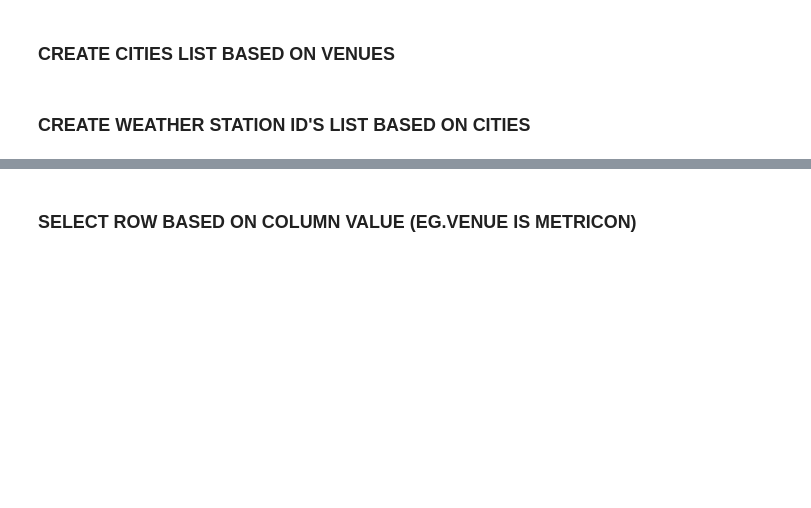
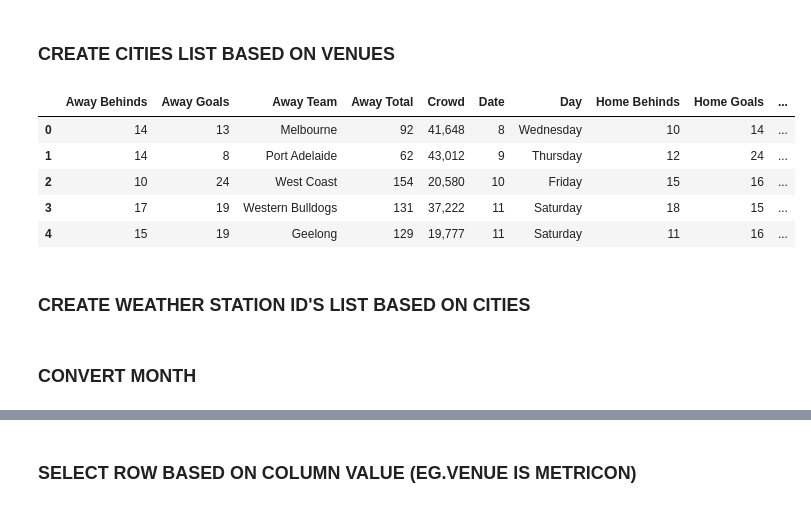
Before and after one commit to ssweeney1988/2015lab2, a Jupyter notebook: Wikipedia AFL Scrape.ipynb, the cells around one changed output, grey strips where cells are left out. Saved outputs shown, nothing was run; the diff lists cells and outputs as text; code cells hidden in the pictures; blank space fills up the shorter version.

```diff
--- a/Wikipedia AFL Scrape.ipynb
+++ b/Wikipedia AFL Scrape.ipynb
@@ -646,7 +695,10 @@ def rationalise_venue(row):
     di_cities= {"MCG": "MCG",
      "The Gabba": "Gabba",
      "Gabba": "Gabba",
+     "Colonial Stadium": "Etihad Stadium",
      "Etihad Stadium": "Etihad Stadium",
+     "Telstra Dome": "Etihad Stadium",
+     "Optus Oval": "Optus Oval",
      "Adelaide Oval": "Adelaide Oval",
      "Manuka Oval": "Manuka Oval",
      "UNSW Canberra Oval": "Manuka Oval",
@@ -654,22 +706,32 @@ def rationalise_venue(row):
      "StarTrack Oval Canberra": "Manuka Oval",
      "Domain Stadium": "Domain Stadium",
      "Subiaco Oval": "Domain Stadium",
+     "Subiaco": "Domain Stadium",
      "Patersons Stadium": "Domain Stadium",
      "Metricon Stadium": "Metricon Stadium",
+     "Carrara Stadium": "Metricon Stadium",
+     "Gold Coast Stadium": "Metricon Stadium",
+     "WACA": "WACA",
      "Blundstone Arena": "Blundstone Arena",
      "SCG": "SCG",
      "Spotless Stadium": "Spotless Stadium",
      "Blacktown ISP": "Spotless Stadium",
      "Škoda Stadium": "Spotless Stadium",
      "ANZ Stadium": "ANZ Stadium",
+     "Telstra Stadium": "ANZ Stadium",
+     "Stadium Australia": "ANZ Stadium",
      "Simonds Stadium": "Simonds Stadium",
      "Skilled Stadium": "Simonds Stadium",
+     "Shell Stadium": "Simonds Stadium",
+     "York Park": "University of Tasmania Stadium",
      "Aurora Stadium": "University of Tasmania Stadium",
      "University of Tasmania Stadium": "University of Tasmania Stadium",
      "Cazaly's Stadium": "Cazaly's Stadium",
      "TIO Traeger Park": "TIO Traeger Park",
      "TIO Stadium": "TIO Stadium",
+     "Marrara Oval": "TIO Stadium",
      "Westpac Stadium": "Westpac Stadium",
+     "Football Park": "AAMI Stadium",
      "AAMI Stadium": "AAMI Stadium",
      "Jiangwan Stadium": "Jiangwan Stadium",
      "Westpac Stadium": "Westpac Stadium"}
@@ -692,8 +754,10 @@ def get_city(row):
     di_cities= {"MCG": "Melbourne",
      "Gabba": "Brisbane",
      "Etihad Stadium": "Melbourne",
+     "Optus Oval": "Adelaide",
      "Adelaide Oval": "Adelaide",
      "Manuka Oval": "Canberra",
+     "WACA": "Perth",
      "Domain Stadium": "Perth",
      "Metricon Stadium": "Gold Coast",
      "Blundstone Arena": "Hobart",
@@ -712,6 +776,15 @@ def get_city(row):
     return di_cities[row.Venue]
 # %%
 df["City"] = df.apply(get_city, axis=1)
+# %%
+df.head()
+# %% [output]
+|  | Away Behinds | Away Goals | Away Team | Away Total | Crowd | Date | Day | Home Behinds | Home Goals | ... |
+| 0 | 14 | 13 | Melbourne | 92 | 41,648 | 8 | Wednesday | 10 | 14 | ... |
+| 1 | 14 | 8 | Port Adelaide | 62 | 43,012 | 9 | Thursday | 12 | 24 | ... |
+| 2 | 10 | 24 | West Coast | 154 | 20,580 | 10 | Friday | 15 | 16 | ... |
+| 3 | 17 | 19 | Western Bulldogs | 131 | 37,222 | 11 | Saturday | 18 | 15 | ... |
+| 4 | 15 | 19 | Geelong | 129 | 19,777 | 11 | Saturday | 11 | 16 | ... |
 # %% [markdown]
 ### CREATE WEATHER STATION ID'S LIST BASED ON CITIES
 # %%
@@ -740,3 +813,5 @@ def get_station_ID(row):
 ### copy city links from below
 # %%
 df["station_ID"] = df.apply(get_station_ID, axis=1)
+# %% [markdown]
+### CONVERT MONTH
```
Also changed, not shown: parts of 28 cells of this notebook, 1 other file.
